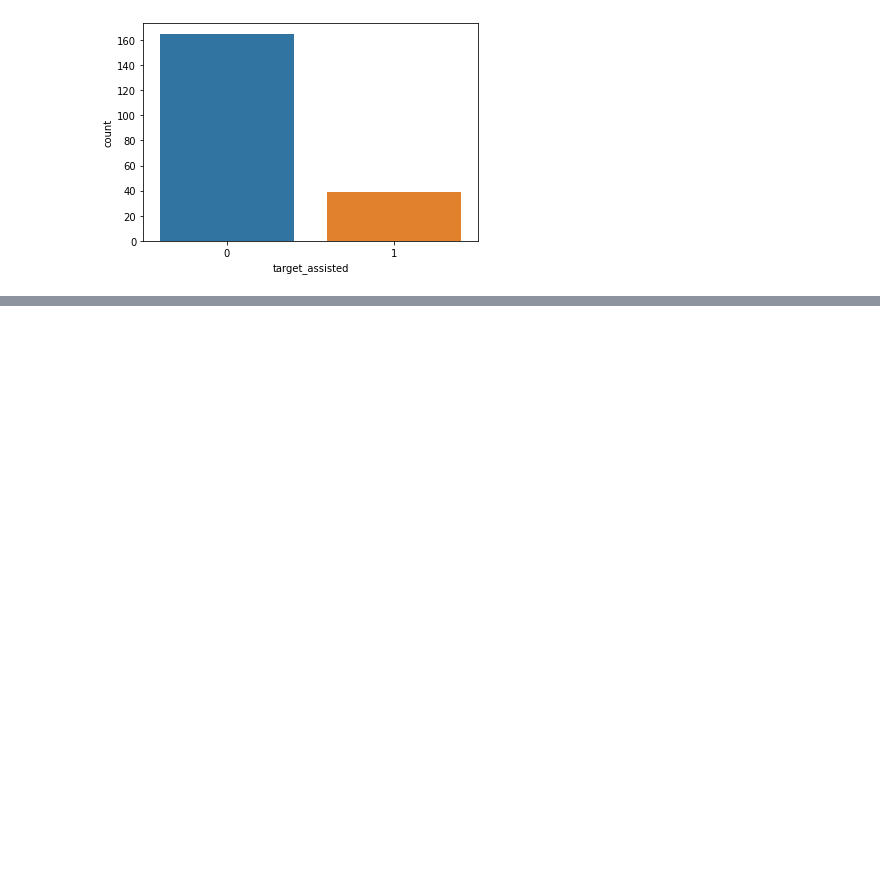
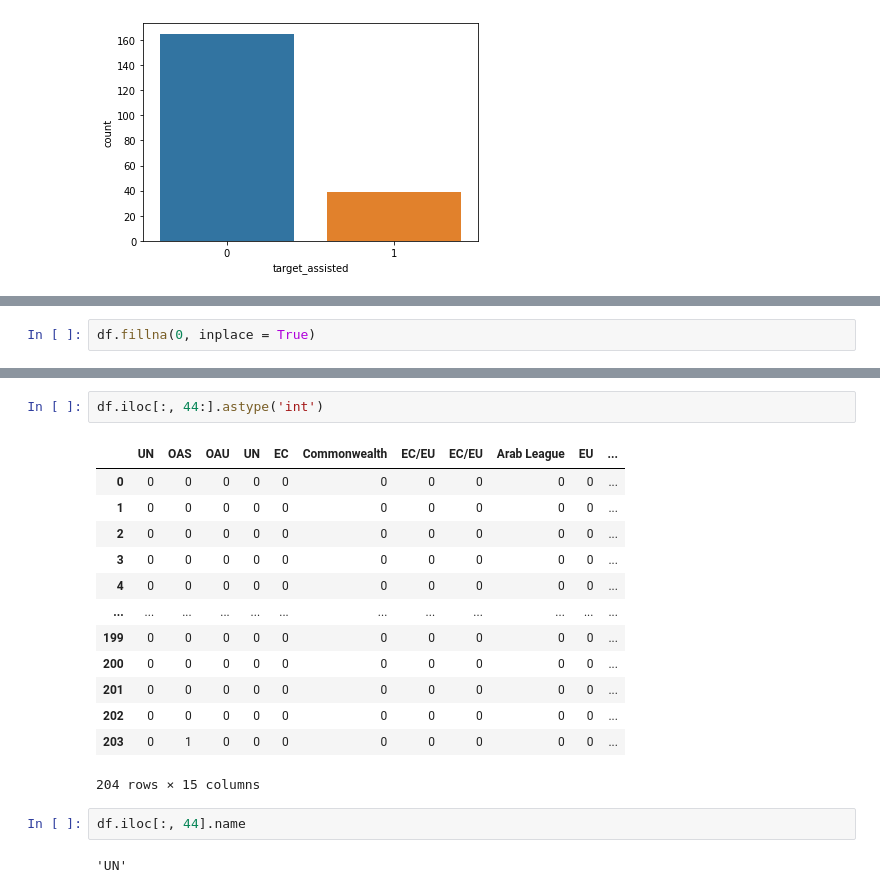
Before and after one commit to cedricsoares/economic_sanction_model, a Jupyter notebook: Sanction_eco.ipynb, the cells around one changed output, grey strips where cells are left out. Saved outputs shown, nothing was run; the diff lists cells and outputs as text; blank space fills up the shorter version.

```diff
--- a/Sanction_eco.ipynb
+++ b/Sanction_eco.ipynb
@@ -426,0 +489,2 @@ Nombre de valeurs où target_assisted = 1 :     39
+# %%
+df.fillna(0, inplace = True)
@@ -426,0 +511,20 @@ Nombre de valeurs où target_assisted = 1 :     39
+# %%
+df.iloc[:, 44:].astype('int')
+# %% [output]
+|  | UN | OAS | OAU | UN | EC | Commonwealth | EC/EU | EC/EU | Arab League | EU | ... |
+| 0 | 0 | 0 | 0 | 0 | 0 | 0 | 0 | 0 | 0 | 0 | ... |
+| 1 | 0 | 0 | 0 | 0 | 0 | 0 | 0 | 0 | 0 | 0 | ... |
+| 2 | 0 | 0 | 0 | 0 | 0 | 0 | 0 | 0 | 0 | 0 | ... |
+| 3 | 0 | 0 | 0 | 0 | 0 | 0 | 0 | 0 | 0 | 0 | ... |
+| 4 | 0 | 0 | 0 | 0 | 0 | 0 | 0 | 0 | 0 | 0 | ... |
+| ... | ... | ... | ... | ... | ... | ... | ... | ... | ... | ... | ... |
+| 199 | 0 | 0 | 0 | 0 | 0 | 0 | 0 | 0 | 0 | 0 | ... |
+| 200 | 0 | 0 | 0 | 0 | 0 | 0 | 0 | 0 | 0 | 0 | ... |
+| 201 | 0 | 0 | 0 | 0 | 0 | 0 | 0 | 0 | 0 | 0 | ... |
+| 202 | 0 | 0 | 0 | 0 | 0 | 0 | 0 | 0 | 0 | 0 | ... |
+| 203 | 0 | 1 | 0 | 0 | 0 | 0 | 0 | 0 | 0 | 0 | ... |
+204 rows × 15 columns
+# %%
+df.iloc[:, 44].name
+# %% [output]
+'UN'
```
Also changed, not shown: parts of 9 cells of this notebook.
